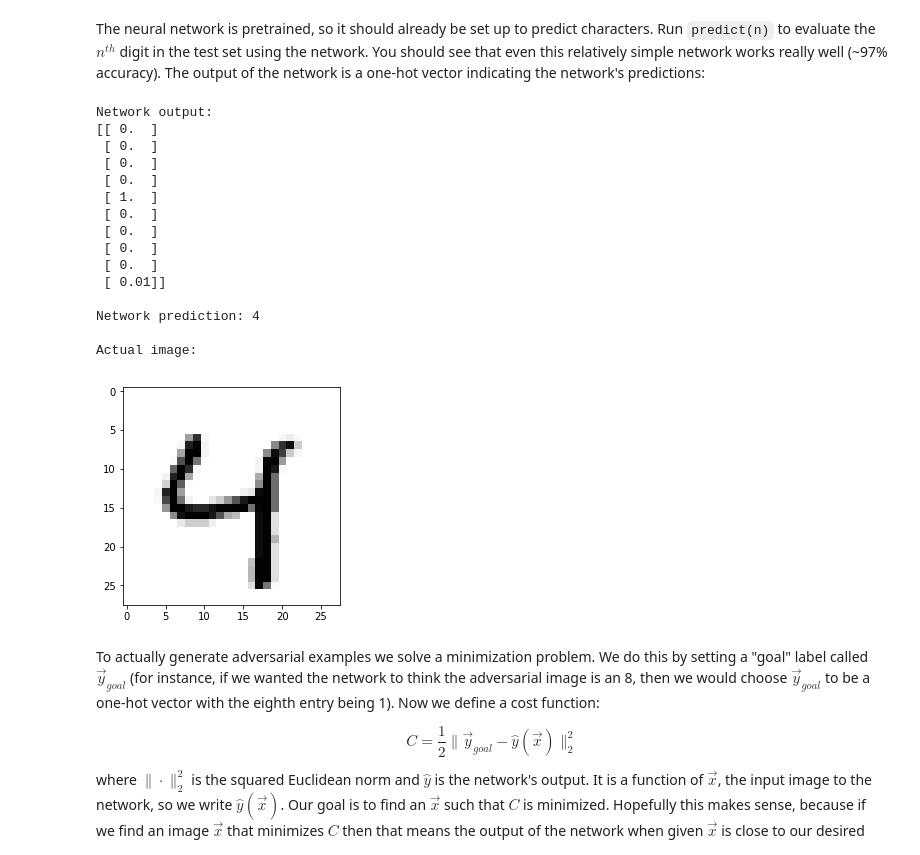
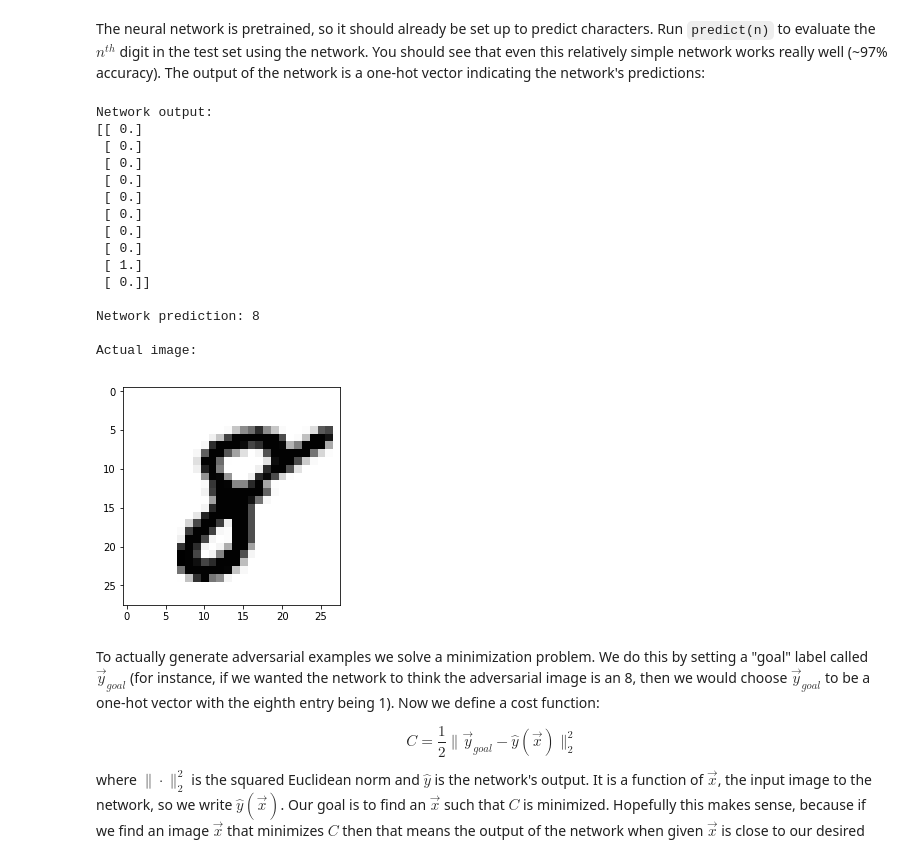
Before and after one commit to dangeng/Simple_Adversarial_Examples, a Jupyter notebook: adversarial_example.ipynb, the cells around one changed output. Saved outputs shown, nothing was run; the diff lists cells and outputs as text; code cells hidden in the pictures.

```diff
--- a/adversarial_example.ipynb
+++ b/adversarial_example.ipynb
@@ -24,44 +24,51 @@ import numpy as np
 # %% [markdown]
 Next, we'll unpickle the pre-trained neural network and use a helpful helper function to load up the MNIST data. The network has only one hidden layer of 30 units, 784 input units (MNIST images are $ 28 \times 28 = 784 $ pixels large), and 10 output units. All the activations are sigmoidal:
 # %%
-with open('network/tst.pkl', 'rb') as f:
+with open('network/trained_network.pkl', 'rb') as f:
     net = pickle.load(f)
 
+# PYTHON 3 WORK AROUND (uncomment this
+# and comment the above if using python 3)
+#with open('network/trained_network.pkl', 'rb') as f:
+#    u = pickle._Unpickler(f)
+#    u.encoding = 'latin1'
+#    net = u.load()
+
 training_data, validation_data, test_data = mnist_loader.load_data_wrapper()
 # %% [markdown]
 The neural network is pretrained, so it should already be set up to predict characters. Run `predict(n)` to evaluate the $ n^{th} $ digit in the test set using the network. You should see that even this relatively simple network works really well (~97% accuracy). The output of the network is a one-hot vector indicating the network's predictions:
 # %%
 def predict(n):
     # Get the data from the test set
     x = test_data[n][0]
 
     # Print the prediction of the network
-    print 'Network output: \n' + str(np.round(net.feedforward(x), 2)) + '\n'
-    print 'Network prediction: ' + str(np.argmax(net.feedforward(x))) + '\n'
-    print 'Actual image: '
+    print('Network output: \n' + str(np.round(net.feedforward(x), 2)) + '\n')
+    print('Network prediction: ' + str(np.argmax(net.feedforward(x))) + '\n')
+    print('Actual image: ')
 
     # Draw the image
     plt.imshow(x.reshape((28,28)), cmap='Greys')
 
-# Replace the argument with a number 0-9999
-predict(2498)
+# Replace the argument with any number between 0 and 9999
+predict(8384)
 # %% [output]
 Network output:
-[[ 0.  ]
- [ 0.  ]
- [ 0.  ]
- [ 0.  ]
- [ 1.  ]
- [ 0.  ]
- [ 0.  ]
- [ 0.  ]
- [ 0.  ]
- [ 0.01]]
+[[ 0.]
+ [ 0.]
+ [ 0.]
+ [ 0.]
+ [ 0.]
+ [ 0.]
+ [ 0.]
+ [ 0.]
+ [ 1.]
+ [ 0.]]
 
-Network prediction: 4
+Network prediction: 8
 
 Actual image:
-[figure, old version]
+[figure, new version]
 # %% [markdown]
 To actually generate adversarial examples we solve a minimization problem. We do this by setting a "goal" label called $ \vec y_{goal} $ (for instance, if we wanted the network to think the adversarial image is an 8, then we would choose $ \vec y_{goal} $ to be a one-hot vector with the eighth entry being 1). Now we define a cost function:
 
```
Also changed, not shown: parts of 12 cells of this notebook, 1 other file.
